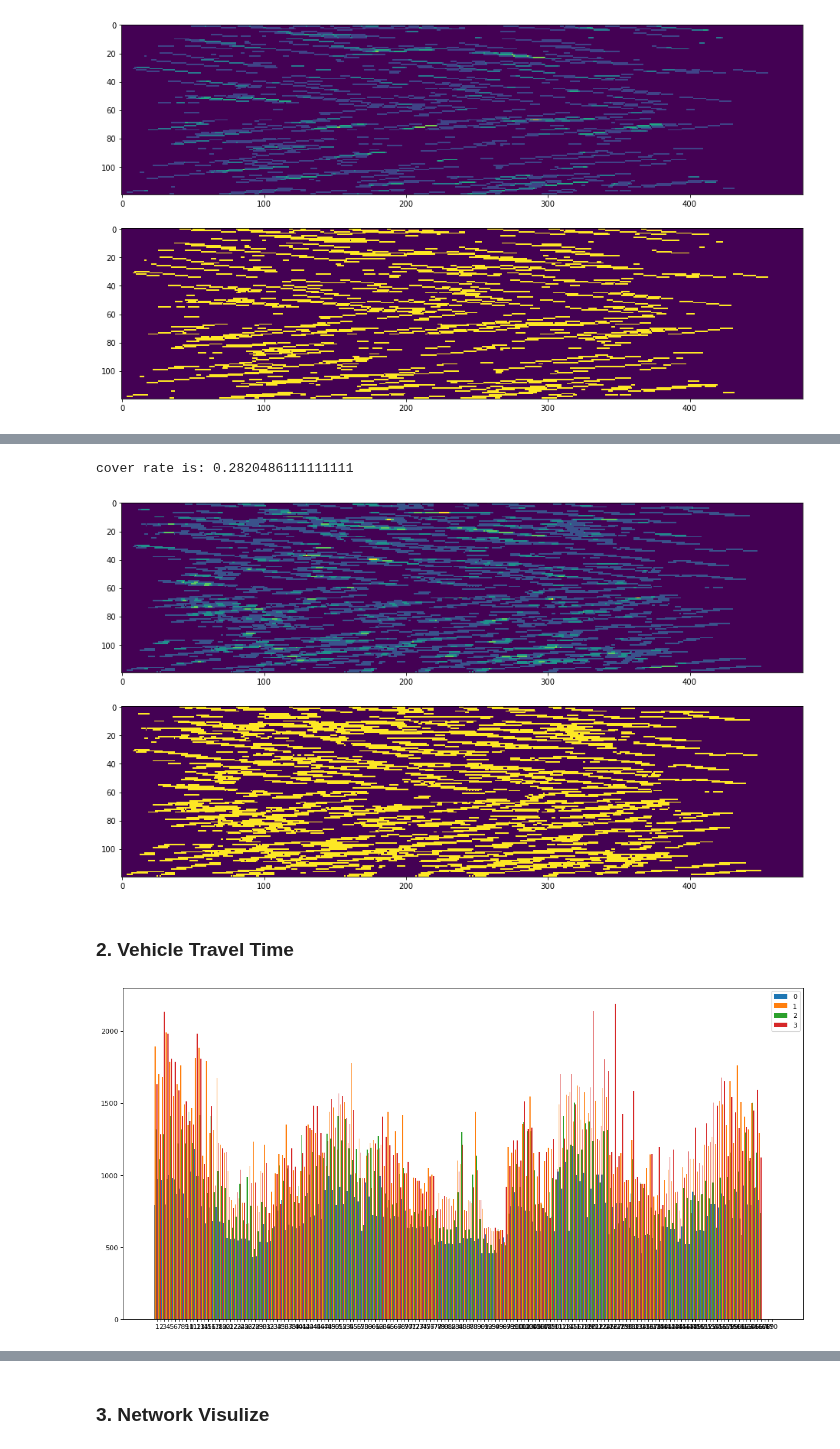
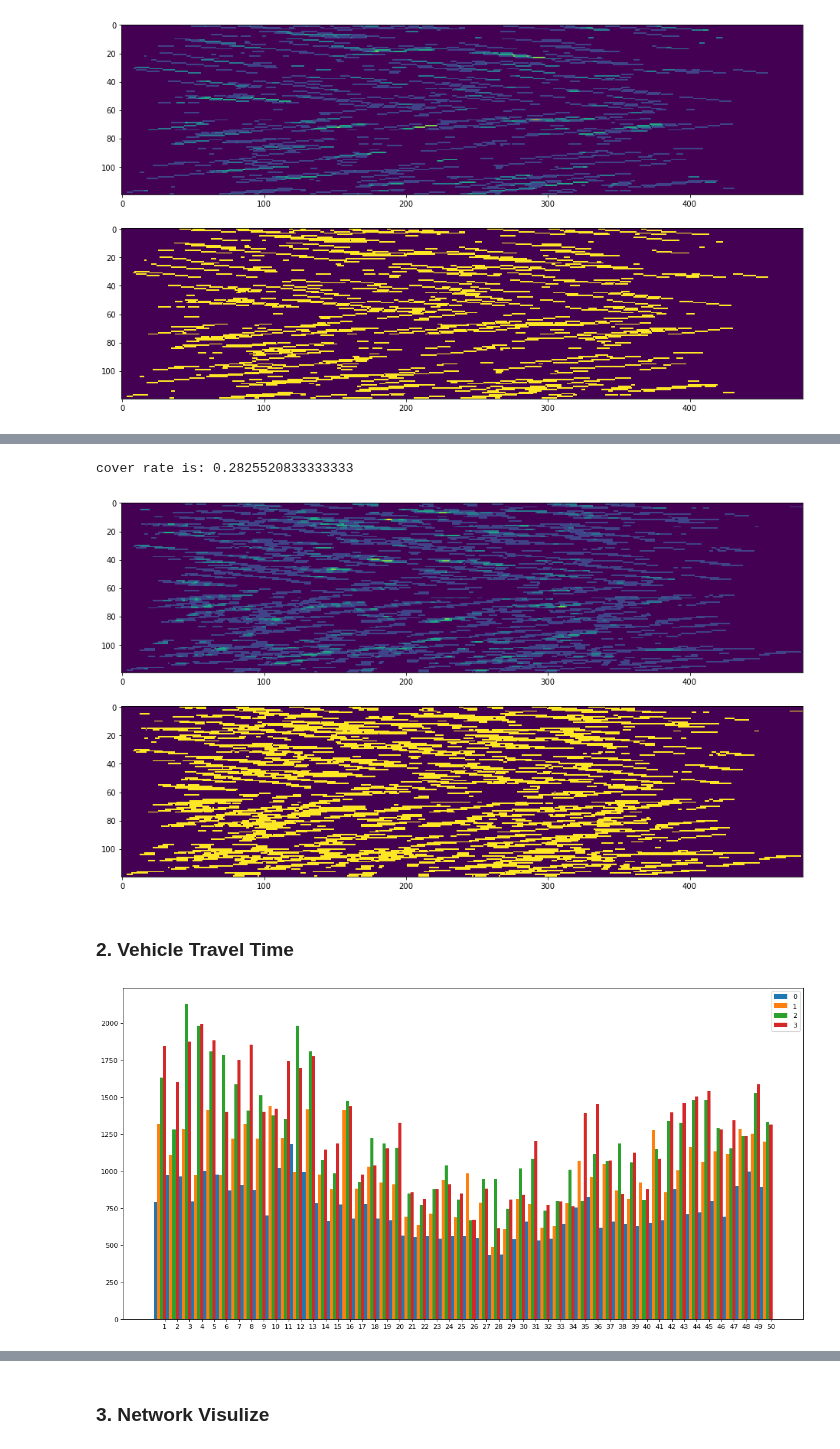
Before and after one commit to Dylan-Wyl10/RoboSense, a Jupyter notebook: analysis/dataAnalysis.ipynb, the cells around one changed output, grey strips where cells are left out. Saved outputs shown, nothing was run; the diff lists cells and outputs as text; code cells hidden in the pictures.

```diff
--- a/analysis/dataAnalysis.ipynb
+++ b/analysis/dataAnalysis.ipynb
@@ -6,9 +6,9 @@ import matplotlib.pyplot as plt
 # %%
  # path of results files
 coverTable_benchmark = '../result/cover_benchmark.npy'
-coverTable1 = '../result/cover_500.npy'
-coverTable2 = '../result/cover_1000.npy'
-coverTable3 = '../result/cover_1500.npy'
+coverTable1 = '../result/cover_1000_step10.npy'
+coverTable2 = '../result/cover_1500_old.npy'
+coverTable3 = '../result/cover_2000_old.npy'
 # %%
 # load cover table
 cover_ben = np.load(coverTable_benchmark)
@@ -51,8 +51,8 @@ cover rate is: 0.1937326388888889
 # %%
 LT_3 = drawTimeSpace(cover_3)
 # %% [output]
-cover rate is: 0.2820486111111111
+cover rate is: 0.2825520833333333
-[figure, old version]
+[figure, new version]
 # %% [markdown]
 ### 2. Vehicle Travel Time
 # %%
@@ -63,24 +63,24 @@ def getTravelTime(table, max_veh_num):
     travel_table = np.sum(veh_time_table, axis=0)
     return travel_table[:max_veh_num]
 # %%
-max_veh = 170
+max_veh = 50
 travelTime_list = [getTravelTime(cover_ben, max_veh),
                    getTravelTime(cover_1, max_veh),
                    getTravelTime(cover_2, max_veh),
                    getTravelTime(cover_3, max_veh)]
 veh_list = ['{}'.format(str(i+1)) for i in range(max_veh)]
 total_width, n = 1, len(travelTime_list)
 width = total_width/n
 x = np.arange(len(veh_list))
 plt.figure(figsize=(18, 9), dpi=80)
 
 for k in range(len(travelTime_list)):
     xx = x + np.ones(x.shape)*k*width
     plt.bar(xx, travelTime_list[k], width=width, label = str(k), tick_label = veh_list)
     plt.legend()
 plt.show()
 # %% [output]
-[figure, old version]
+[figure, new version]
 # %%
 tt_mean = np.mean(np.array(travelTime_list),axis=1)  # travel time
 cover_mean = np.array([np.sum(LT_ben)/LT_ben.size,
```
Also changed, not shown: parts of 7 cells of this notebook.
